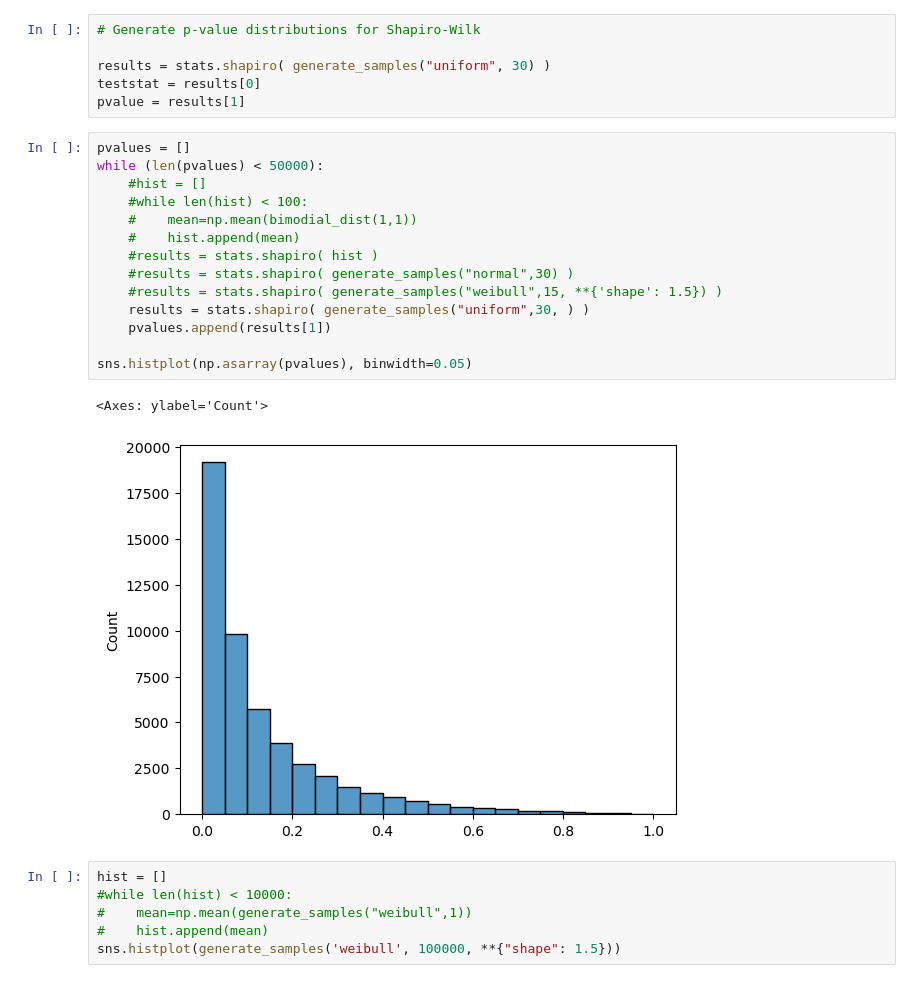
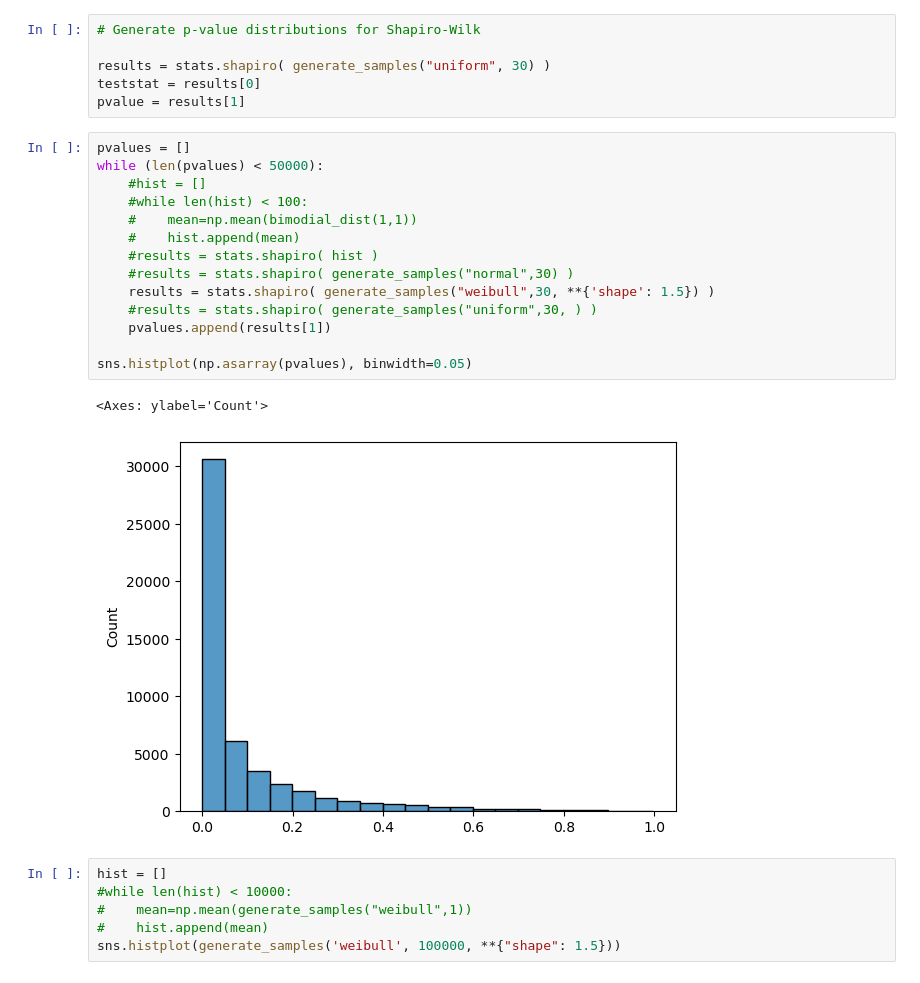
Before and after one commit to bearnix/psychic-spoon, a Jupyter notebook: Python/Scripts/Untitled.ipynb, the cells around one changed output. Saved outputs shown, nothing was run; the diff lists cells and outputs as text.

```diff
--- a/Python/Scripts/Untitled.ipynb
+++ b/Python/Scripts/Untitled.ipynb
@@ -22,20 +22,20 @@ pvalue = results[1]
 # %%
 pvalues = []
 while (len(pvalues) < 50000):
     #hist = []
     #while len(hist) < 100:
     #    mean=np.mean(bimodial_dist(1,1))
     #    hist.append(mean)
     #results = stats.shapiro( hist )
     #results = stats.shapiro( generate_samples("normal",30) )
-    #results = stats.shapiro( generate_samples("weibull",15, **{'shape': 1.5}) )
-    results = stats.shapiro( generate_samples("uniform",30, ) )
+    results = stats.shapiro( generate_samples("weibull",30, **{'shape': 1.5}) )
+    #results = stats.shapiro( generate_samples("uniform",30, ) )
     pvalues.append(results[1])
 
 sns.histplot(np.asarray(pvalues), binwidth=0.05)
 # %% [output]
 <Axes: ylabel='Count'>
-[figure, old version]
+[figure, new version]
 # %%
 hist = []
 #while len(hist) < 10000:
```
